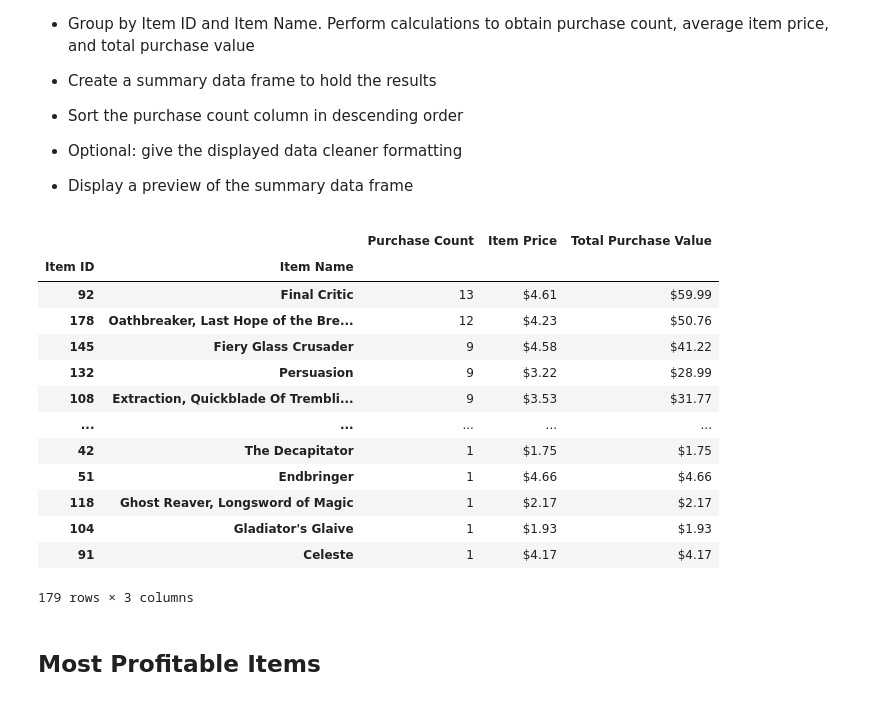
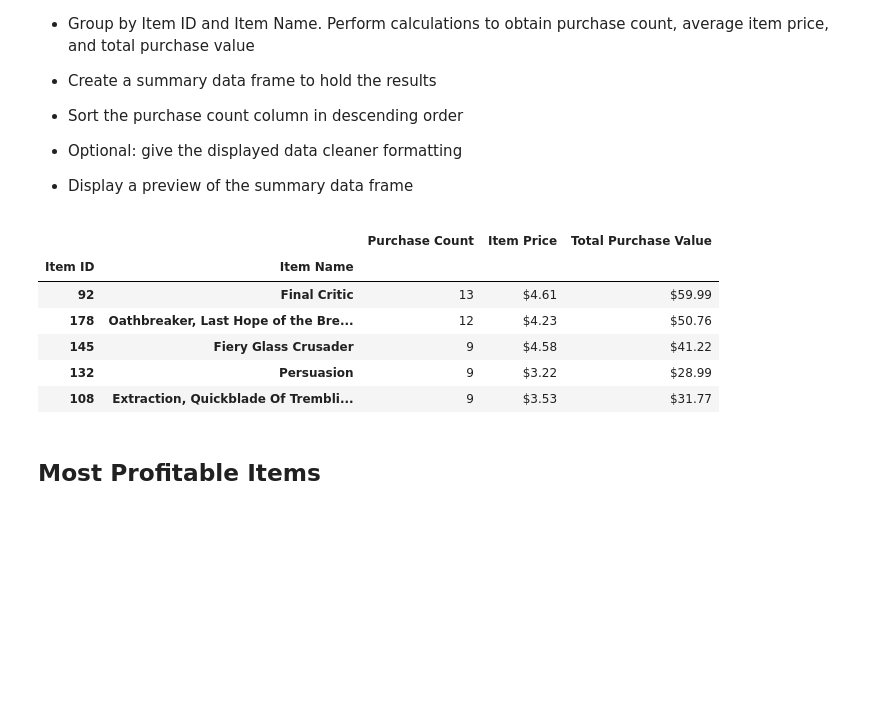
Before and after one commit to gongl1/pandas-challenge, a Jupyter notebook: HeroesOfPymoli/02-Homework_04-Pandas_Instructions_HeroesOfPymoli_HeroesOfPymoli_starter.ipynb, the cells around one changed output. Drawn from its saved outputs; the diff is of its cells as text; code cells hidden in the pictures; blank space fills up the shorter version.

```diff
--- a/HeroesOfPymoli/02-Homework_04-Pandas_Instructions_HeroesOfPymoli_HeroesOfPymoli_starter.ipynb
+++ b/HeroesOfPymoli/02-Homework_04-Pandas_Instructions_HeroesOfPymoli_HeroesOfPymoli_starter.ipynb
@@ -426,6 +401,8 @@ sorted_top_spenders_df
 
 * Display a preview of the summary data frame
 # %%
+# make a summary of most purchased items
+
 # group by Item ID and Item Name
 grouped_by_item = purchase_data_df.groupby(['Item ID', 'Item Name'])
 grouped_by_item.count()
@@ -434,44 +411,35 @@ grouped_by_item.count()
 # after grouping, under column Purchase ID, use .count() to get instance counts
 grouped_by_item_purchasecount = grouped_by_item['Purchase ID'].count()
 grouped_by_item_purchasecount
 
 # after grouping, under column Price, use .mean() to get average item price
 grouped_by_item_price_average = grouped_by_item['Price'].mean()
 grouped_by_item_price_average
 
 # after grouping, under column Price, use .sum() to get total price for each item
 grouped_by_item_price_sum = grouped_by_item['Price'].sum()
 grouped_by_item_price_sum
 
-# create DataFrame using series above
+# make most purchased item analysis based on Item ID and Item Name dataframe from the lists (or series) created above
 most_popular_items_df = pd.DataFrame({
     "Purchase Count": grouped_by_item_purchasecount,
     "Item Price": grouped_by_item_price_average,
     "Total Purchase Value": grouped_by_item_price_sum
 })
 
 
 most_popular_items_df_sortbypurchasecount = most_popular_items_df.sort_values("Purchase Count", ascending=False)
-
 most_popular_items_df_sortbypurchasecount['Total Purchase Value'] = most_popular_items_df_sortbypurchasecount['Total Purchase Value'].map('${:,.2f}'.format)
 most_popular_items_df_sortbypurchasecount['Item Price'] = most_popular_items_df_sortbypurchasecount['Item Price'].map('${:,.2f}'.format)
-
-most_popular_items_df_sortbypurchasecount
+most_popular_items_df_sortbypurchasecount.head(5)
 # %% [output]
 |  |  | Purchase Count | Item Price | Total Purchase Value |
 | Item ID | Item Name |  |  |  |
 | 92 | Final Critic | 13 | $4.61 | $59.99 |
 | 178 | Oathbreaker, Last Hope of the Bre... | 12 | $4.23 | $50.76 |
 | 145 | Fiery Glass Crusader | 9 | $4.58 | $41.22 |
 | 132 | Persuasion | 9 | $3.22 | $28.99 |
 | 108 | Extraction, Quickblade Of Trembli... | 9 | $3.53 | $31.77 |
-| ... | ... | ... | ... | ... |
-| 42 | The Decapitator | 1 | $1.75 | $1.75 |
-| 51 | Endbringer | 1 | $4.66 | $4.66 |
-| 118 | Ghost Reaver, Longsword of Magic | 1 | $2.17 | $2.17 |
-| 104 | Gladiator's Glaive | 1 | $1.93 | $1.93 |
-| 91 | Celeste | 1 | $4.17 | $4.17 |
-179 rows × 3 columns
 # %% [markdown]
 ## Most Profitable Items
 # %% [markdown]
```
Also changed, not shown: parts of 7 cells of this notebook, 1 other file.
